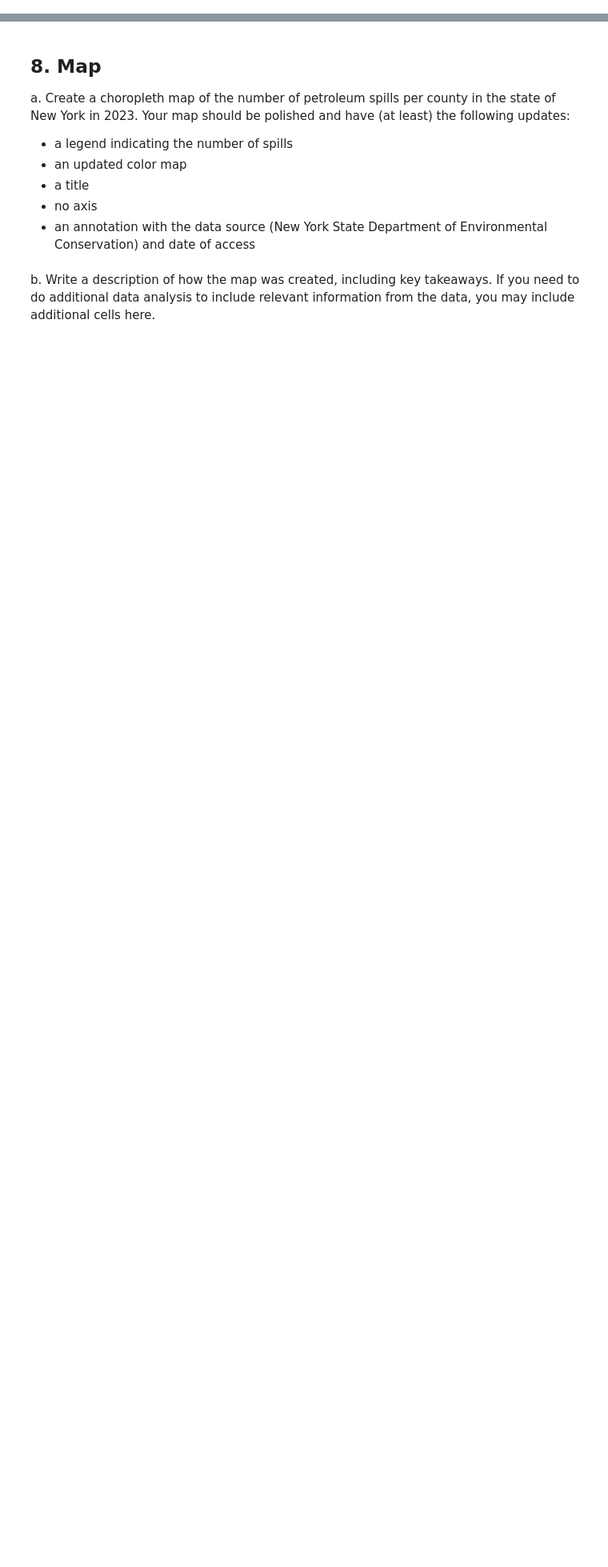
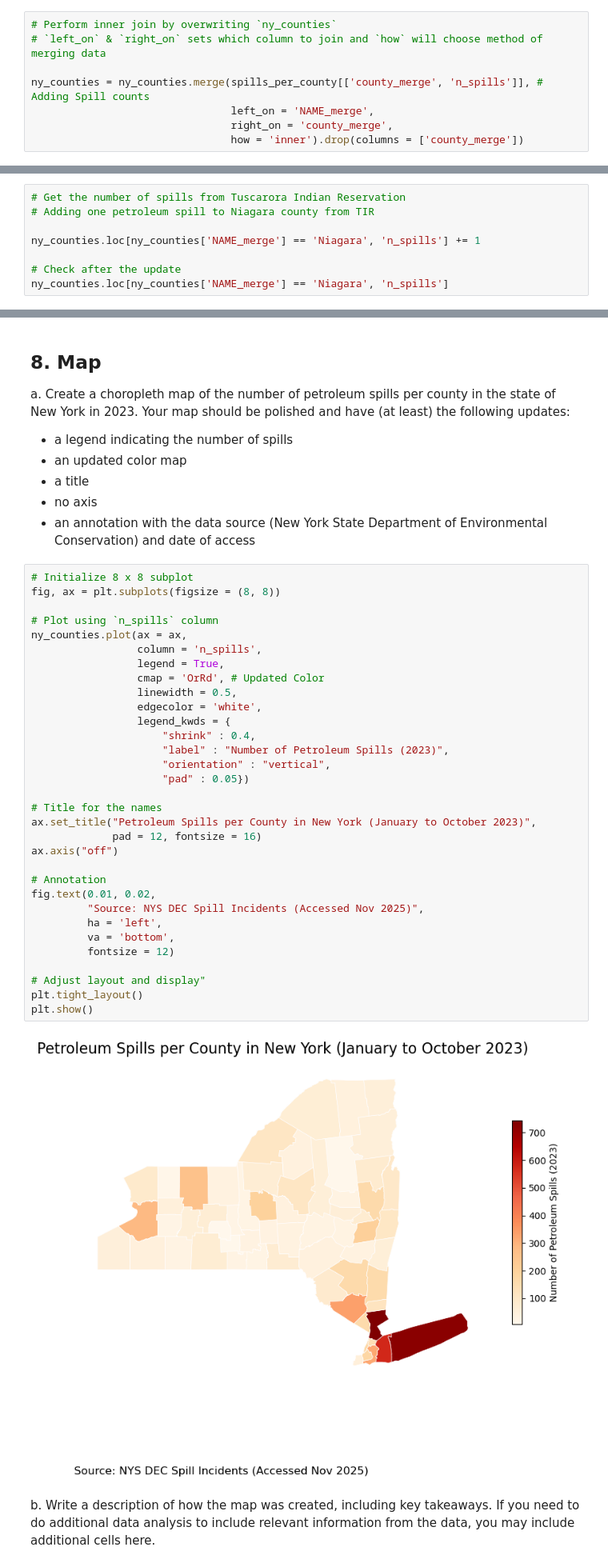
Before and after one commit to jwonyk/eds220-hwk3, a Jupyter notebook: hwk3-task2-spills.ipynb, the cells around one changed output, grey strips where cells are left out. Shown at 80% size. Drawn from its saved outputs; the diff is of its cells as text; blank space fills up the shorter version.

Commit message:
Plot the choropleth map and synthesize workflow

```diff
--- a/hwk3-task2-spills.ipynb
+++ b/hwk3-task2-spills.ipynb
@@ -537,2 +693,10 @@ a. Use this cell to make any other updates needed for making an inner join of th
 # %% [markdown]
 b. Over-write `ny_counties` as the  inner join of the `spills_per_county` and `ny_counties` dataframes.
+# %%
+# Perform inner join by overwriting `ny_counties`
+# `left_on` & `right_on` sets which column to join and `how` will choose method of merging data
+
+ny_counties = ny_counties.merge(spills_per_county[['county_merge', 'n_spills']], # Adding Spill counts
+                                left_on = 'NAME_merge',
+                                right_on = 'county_merge',
+                                how = 'inner').drop(columns = ['county_merge'])
@@ -543,0 +722,8 @@ c. Since the Tuscarora Indian Reservation does not appear in the `ny_counties` d
+# %%
+# Get the number of spills from Tuscarora Indian Reservation
+# Adding one petroleum spill to Niagara county from TIR
+
+ny_counties.loc[ny_counties['NAME_merge'] == 'Niagara', 'n_spills'] += 1
+
+# Check after the update
+ny_counties.loc[ny_counties['NAME_merge'] == 'Niagara', 'n_spills']
@@ -550,6 +739,40 @@ Your map should be polished and have (at least) the following updates:
 - a title
 - no axis
 - an annotation with the data source (New York State Department of Environmental Conservation) and date of access
+# %%
+# Initialize 8 x 8 subplot
+fig, ax = plt.subplots(figsize = (8, 8))
+
+# Plot using `n_spills` column
+ny_counties.plot(ax = ax,
+                 column = 'n_spills',
+                 legend = True,
+                 cmap = 'OrRd', # Updated Color
+                 linewidth = 0.5,
+                 edgecolor = 'white',
+                 legend_kwds = {
+                     "shrink" : 0.4,
+                     "label" : "Number of Petroleum Spills (2023)",
+                     "orientation" : "vertical",
+                     "pad" : 0.05})
+
+# Title for the names
+ax.set_title("Petroleum Spills per County in New York (January to October 2023)",
+             pad = 12, fontsize = 16)
+ax.axis("off")
+
+# Annotation
+fig.text(0.01, 0.02,
+         "Source: NYS DEC Spill Incidents (Accessed Nov 2025)",
+         ha = 'left',
+         va = 'bottom',
+         fontsize = 12)
+
+# Adjust layout and display"
+plt.tight_layout()
+plt.show()
+# %% [output]
+[figure, added]
 # %% [markdown]
 b. Write a description of how the map was created, including key takeaways. If you need to do additional data analysis to include relevant information from the data, you may include additional cells here.
 # %% [markdown]
```
Also changed, not shown: parts of 11 cells of this notebook.
